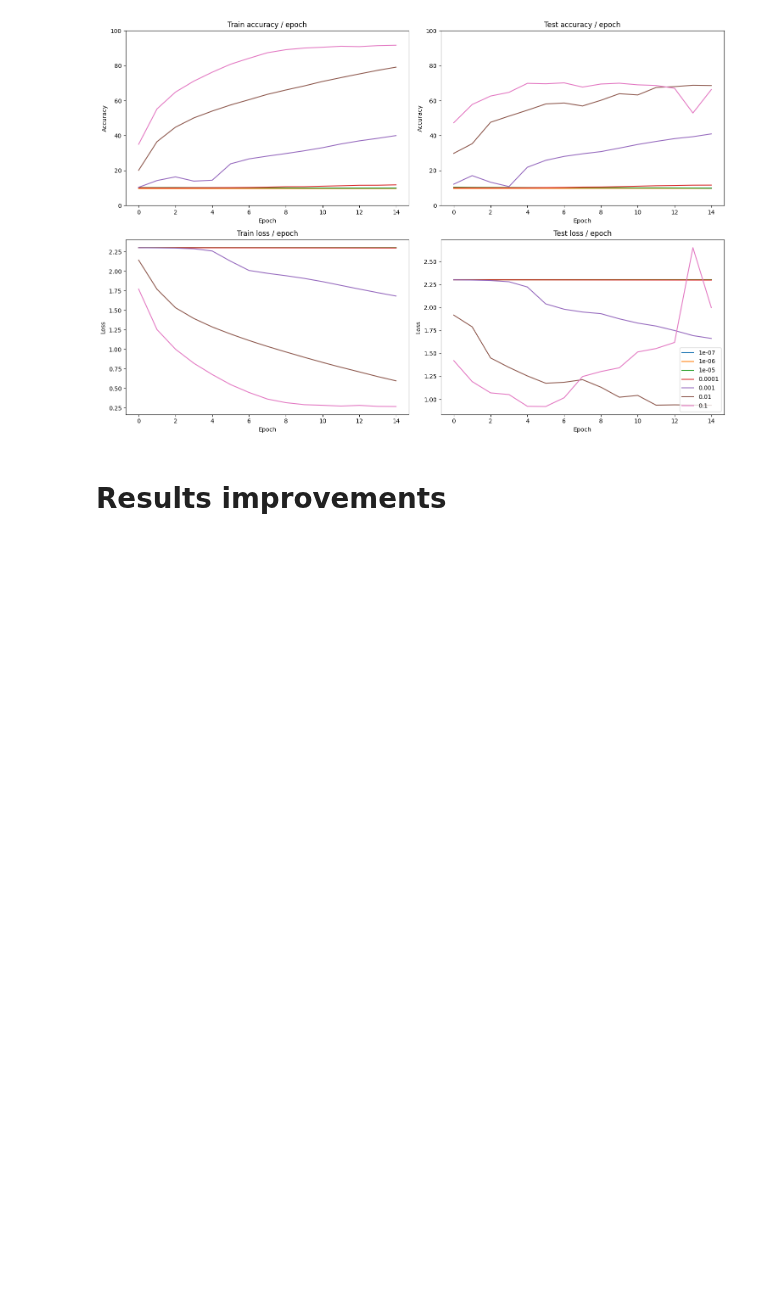
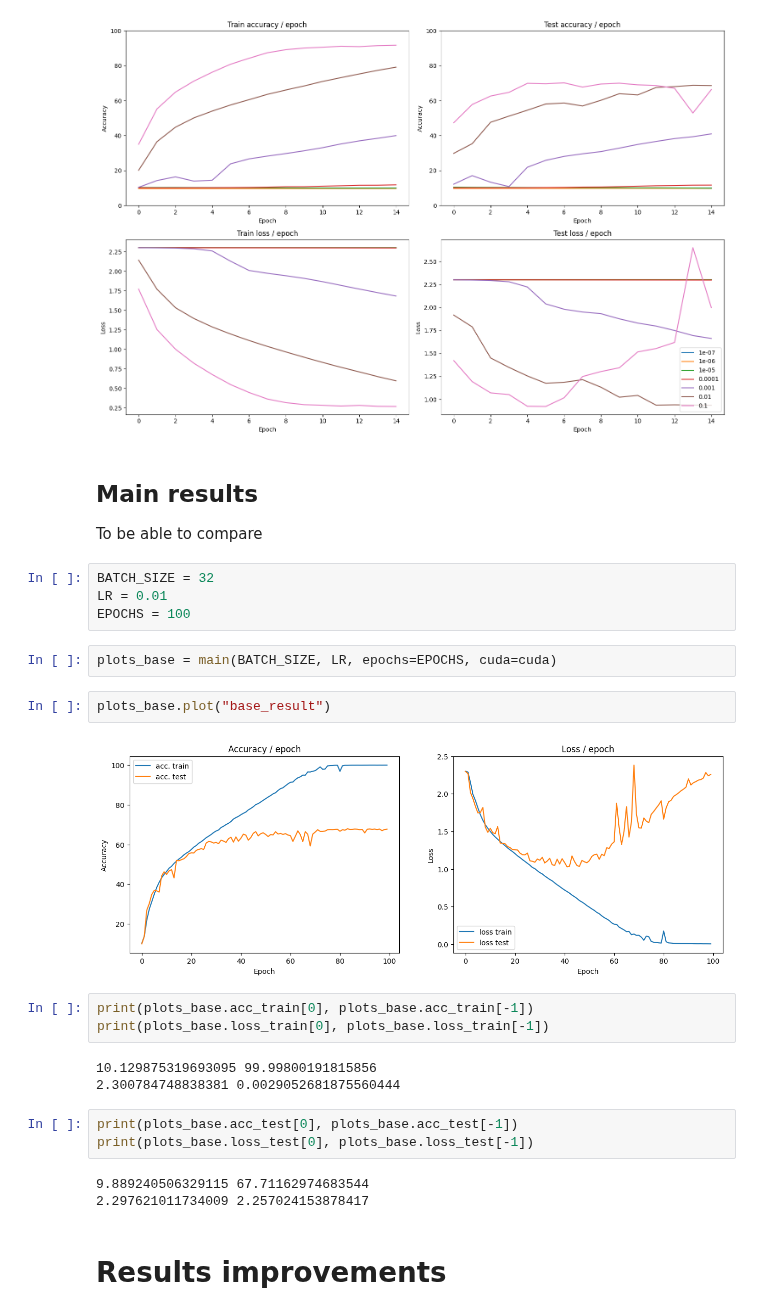
Before and after one commit to CharlesAttend/M2-DAC, a Jupyter notebook: RDFIA/TME/TME3-4/1_cd_CNNs.ipynb, the cells around one changed output. Cells and saved outputs as stored; diff of their text form; blank space fills up the shorter version.

```diff
--- a/RDFIA/TME/TME3-4/1_cd_CNNs.ipynb
+++ b/RDFIA/TME/TME3-4/1_cd_CNNs.ipynb
@@ -365,6 +366,31 @@ plt.savefig("learning_rate_influence.pdf", dpi=100, bbox_inches="tight")
 plt.show()
 # %% [output]
 [figure]
+# %% [markdown]
+## Main results
+To be able to compare
+# %%
+BATCH_SIZE = 32
+LR = 0.01
+EPOCHS = 100
+# %%
+plots_base = main(BATCH_SIZE, LR, epochs=EPOCHS, cuda=cuda)
+# %%
+plots_base.plot("base_result")
+# %% [output]
+[figure, added]
+# %%
+print(plots_base.acc_train[0], plots_base.acc_train[-1])
+print(plots_base.loss_train[0], plots_base.loss_train[-1])
+# %% [output]
+10.129875319693095 99.99800191815856
+2.300784748838381 0.0029052681875560444
+# %%
+print(plots_base.acc_test[0], plots_base.acc_test[-1])
+print(plots_base.loss_test[0], plots_base.loss_test[-1])
+# %% [output]
+9.889240506329115 67.71162974683544
+2.297621011734009 2.257024153878417
 # %% [markdown]
 # Results improvements
 # %% [markdown]
```
Also changed, not shown: parts of 38 cells of this notebook, 1 other file.
